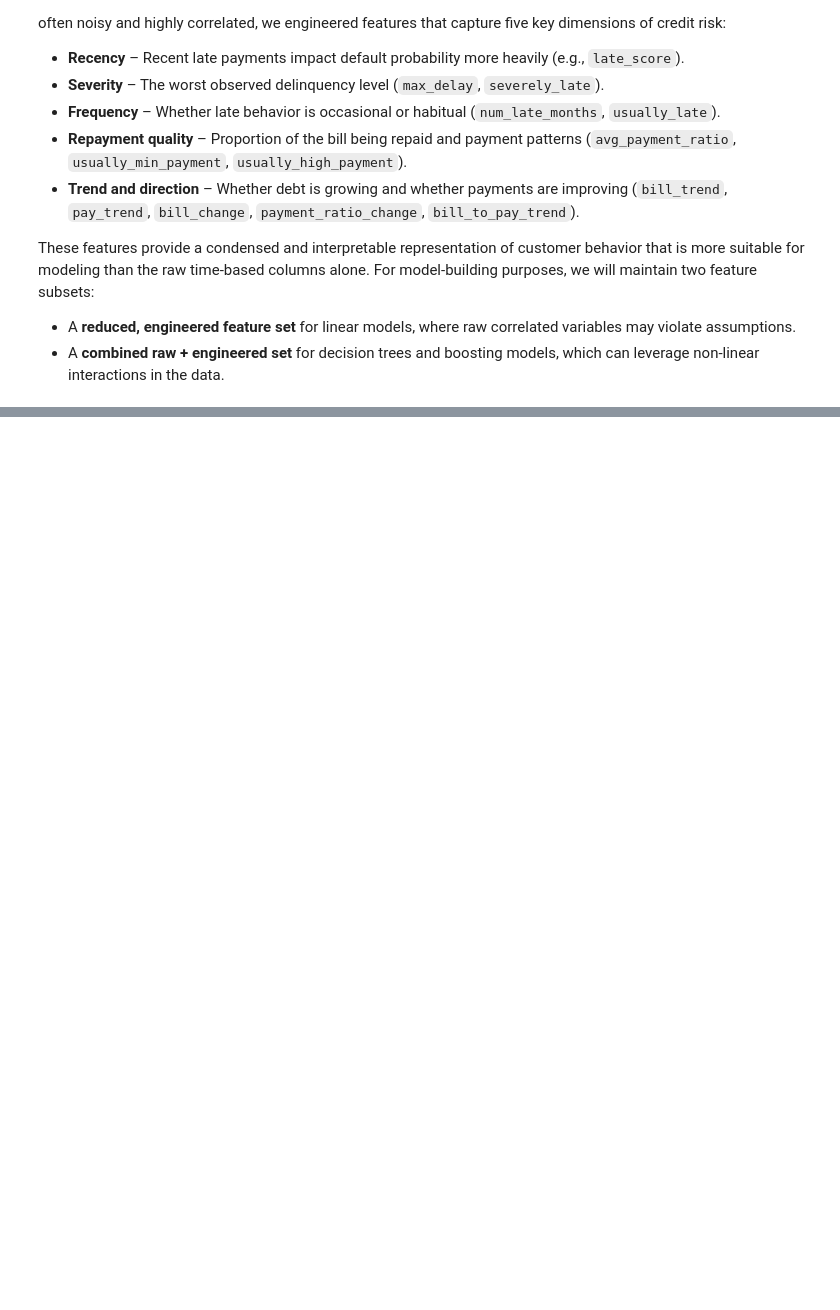
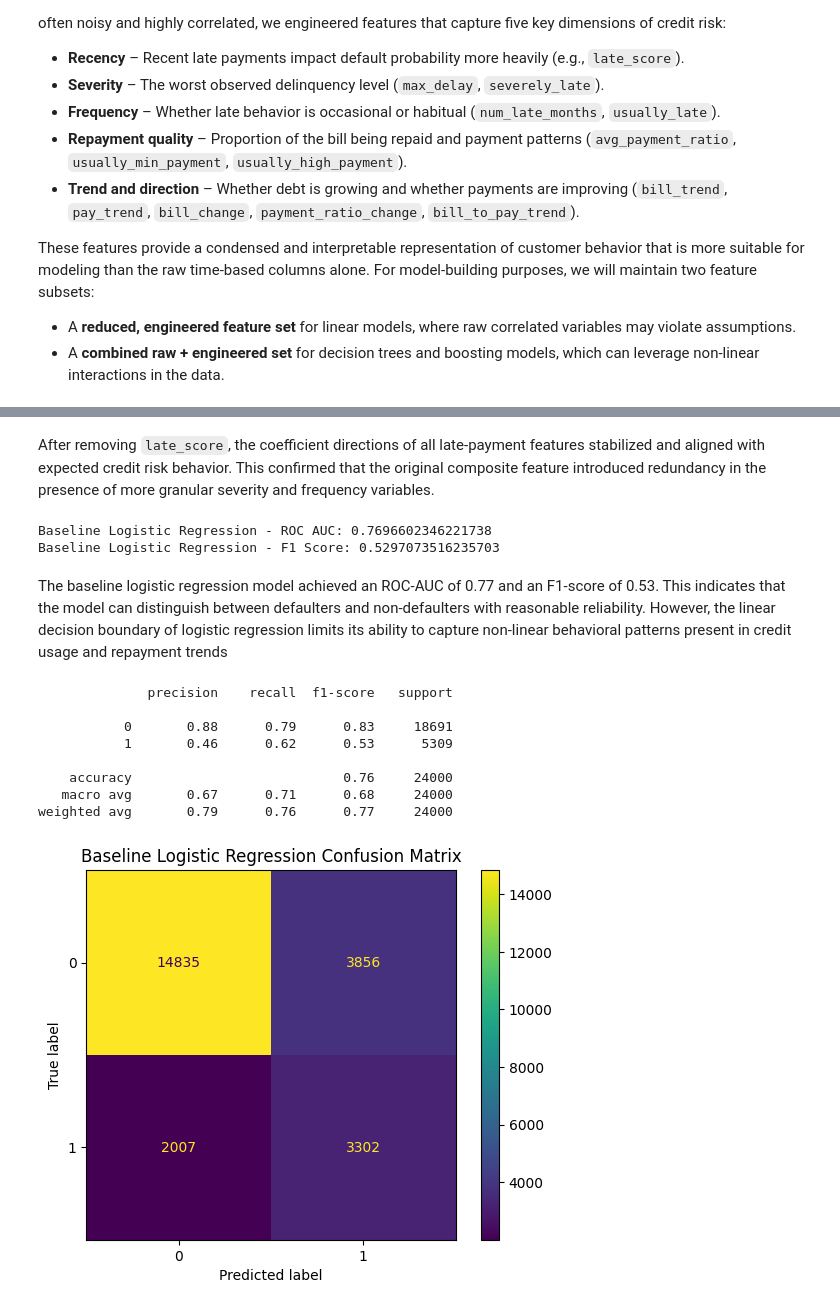
Before and after one commit to kashish1219/credit_card_default, a Jupyter notebook: credit_card.ipynb, the cells around one changed output, grey strips where cells are left out. Drawn from its saved outputs; the diff is of its cells as text; code cells hidden in the pictures; blank space fills up the shorter version.

Commit message:
Finished project with final modelling and Evaluation

```diff
--- a/credit_card.ipynb
+++ b/credit_card.ipynb
@@ -502,6 +505,9 @@ df["avg_payment_ratio"] = (
     ).mean(axis=1)
 )
 
+# no bill ever customers
+df["no_bill_history"] = (df[cols_bill].sum(axis=1) == 0).astype(int)
+
 # Drop the temporary individual binary flags
 df.drop(columns=high_pay_cols, inplace=True)
 df.drop(columns=min_pay_cols, inplace=True)
@@ -557,0 +585,11 @@ PAY_0 is included as a standalone feature only for linear models, since it is th
+# %%
+# If there was no outstanding bill (bill amount = 0), the payment ratio is undefined.
+# Filling with 1 represents a full-payment equivalent, since no repayment was required.
+df["avg_payment_ratio"] = df["avg_payment_ratio"].fillna(1)
+
+# When either the first or last recorded bill is zero, the change ratio becomes undefined.
+# Filling with 0 assumes no directional change in repayment behavior.
+df["payment_ratio_change"] = df["payment_ratio_change"].fillna(0)
+
+print("Dataframe Shape:", df.shape)
+print("Dataframe Columns:", df.columns)
@@ -569,0 +734,22 @@ These features provide a condensed and interpretable representation of customer
+# %%
+linear_features_final = [f for f in linear_features if f != "late_score"]
+X = df[linear_features]
+y = df[target]
+
+X_train, X_test, y_train, y_test = train_test_split(X, y, stratify=y, random_state=42, test_size=0.2)
+
+numeric_features = list(set(linear_features_final) - set(demographics))
+
+preprocessor = ColumnTransformer([
+    ("encoder", OneHotEncoder(sparse_output=False), demographics),
+    ("scale", StandardScaler(), numeric_features)
+])
+pipeline = Pipeline([
+    ("preprocess", preprocessor),
+    ("model", LogisticRegression(class_weight="balanced", solver="liblinear"))
+])
+
+grid_search = GridSearchCV(pipeline, param_grid=params_grid, cv=3, scoring="roc_auc")
+grid_search.fit(X_train, y_train)
+
+best_model = grid_search.best_estimator_
@@ -569,0 +792,33 @@ These features provide a condensed and interpretable representation of customer
+# %% [markdown]
+After removing `late_score`, the coefficient directions of all late-payment features stabilized and aligned with expected credit risk behavior. This confirmed that the original composite feature introduced redundancy in the presence of more granular severity and frequency variables.
+# %%
+# Evaluate model using cross_val_score
+auc = cross_val_score(best_model, X_train, y_train, cv=5, scoring="roc_auc").mean()
+f1 = cross_val_score(best_model, X_train, y_train, cv=5, scoring="f1").mean()
+
+print("Baseline Logistic Regression - ROC AUC:", auc)
+print("Baseline Logistic Regression - F1 Score:", f1)
+# %% [output]
+Baseline Logistic Regression - ROC AUC: 0.7696602346221738
+Baseline Logistic Regression - F1 Score: 0.5297073516235703
+# %% [markdown]
+The baseline logistic regression model achieved an ROC-AUC of 0.77 and an F1-score of 0.53. This indicates that the model can distinguish between defaulters and non-defaulters with reasonable reliability. However, the linear decision boundary of logistic regression limits its ability to capture non-linear behavioral patterns present in credit usage and repayment trends
+# %%
+
+y_pred = cross_val_predict(best_model, X_train, y_train, cv=5)
+
+print(classification_report(y_train, y_pred))
+cm = confusion_matrix(y_train, y_pred)
+ConfusionMatrixDisplay(cm).plot(cmap="viridis")
+plt.title("Baseline Logistic Regression Confusion Matrix")
+plt.show()
+# %% [output]
+              precision    recall  f1-score   support
+
+           0       0.88      0.79      0.83     18691
+           1       0.46      0.62      0.53      5309
+
+    accuracy                           0.76     24000
+   macro avg       0.67      0.71      0.68     24000
+weighted avg       0.79      0.76      0.77     24000
+[figure, added]
```
Also changed, not shown: parts of 35 cells of this notebook.
